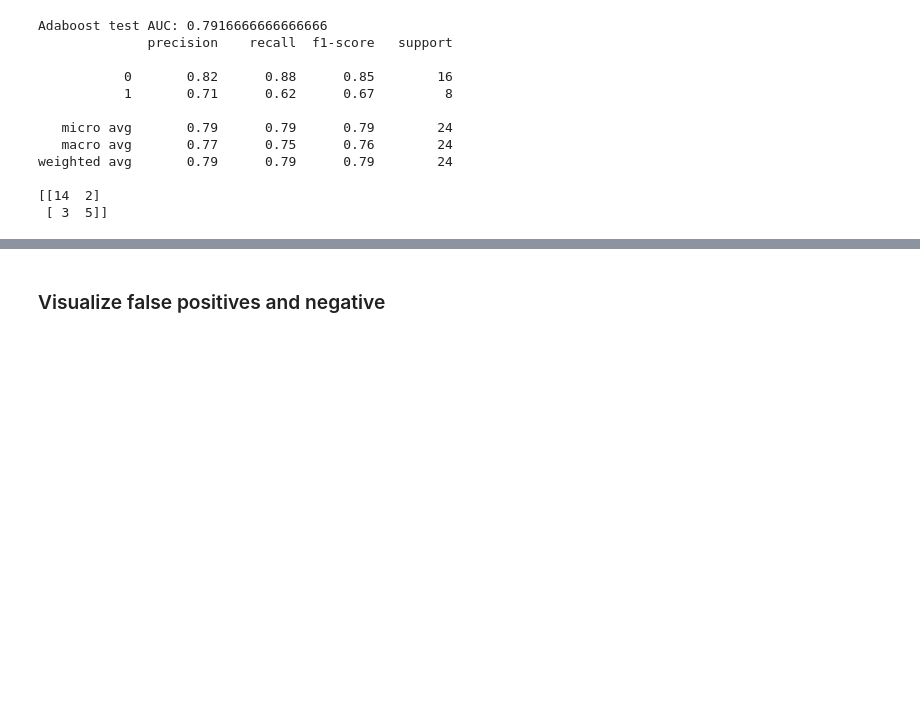
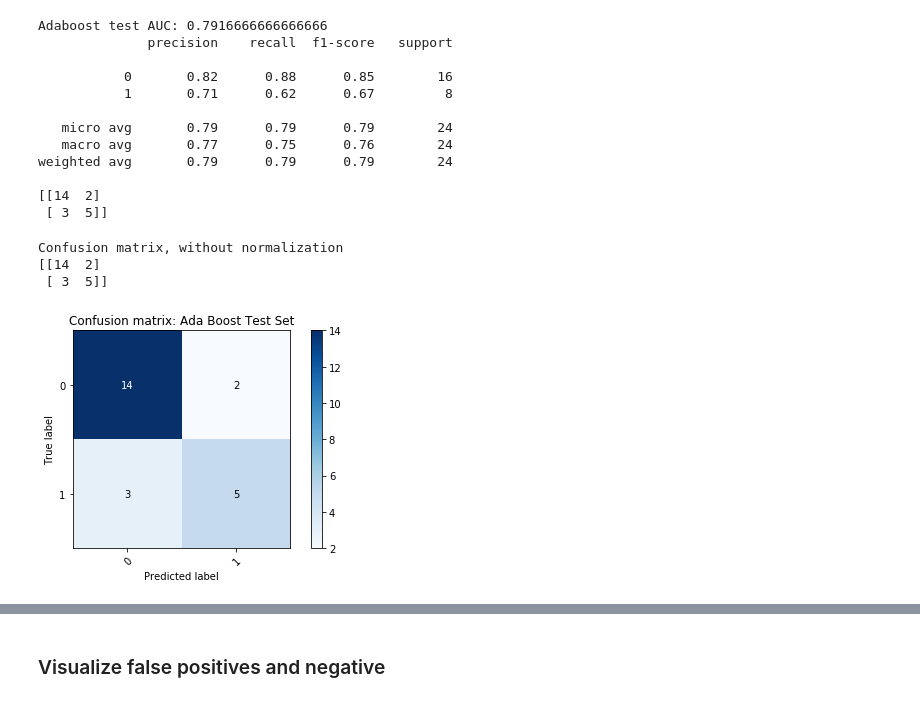
Before and after one commit to grace3999/PredictEscalation, a Jupyter notebook: EscalationProj_Ryan2.ipynb, the cells around one changed output, grey strips where cells are left out. Saved outputs shown, nothing was run; the diff lists cells and outputs as text; code cells hidden in the pictures; blank space fills up the shorter version.

```diff
--- a/EscalationProj_Ryan2.ipynb
+++ b/EscalationProj_Ryan2.ipynb
@@ -632,6 +575,19 @@ weighted avg       0.79      0.79      0.79        24
 
 [[14  2]
  [ 3  5]]
+# %%
+# Plot non-normalized confusion matrix
+plot_confusion_matrix(Y_test_class, test_pred_ada, classes=Y_test_class.unique(), normalize=False,
+                      title='Confusion matrix: Ada Boost Test Set')
+
+
+
+plt.show()
+# %% [output]
+Confusion matrix, without normalization
+[[14  2]
+ [ 3  5]]
+[figure, added]
 # %%
 #scale data for grid search
 train_scaled = scaler.fit_transform(X_train_ave_full)
```
Also changed, not shown: parts of 25 cells of this notebook.
